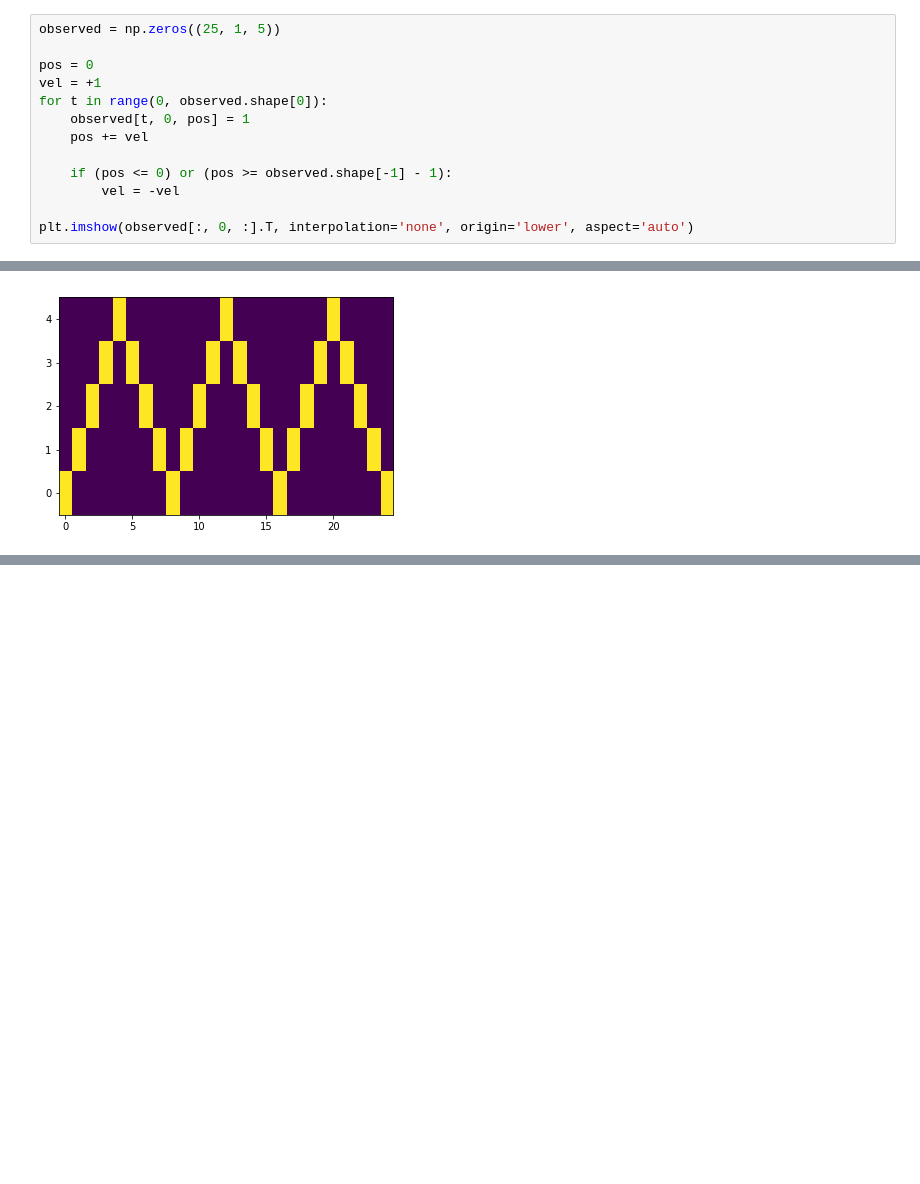
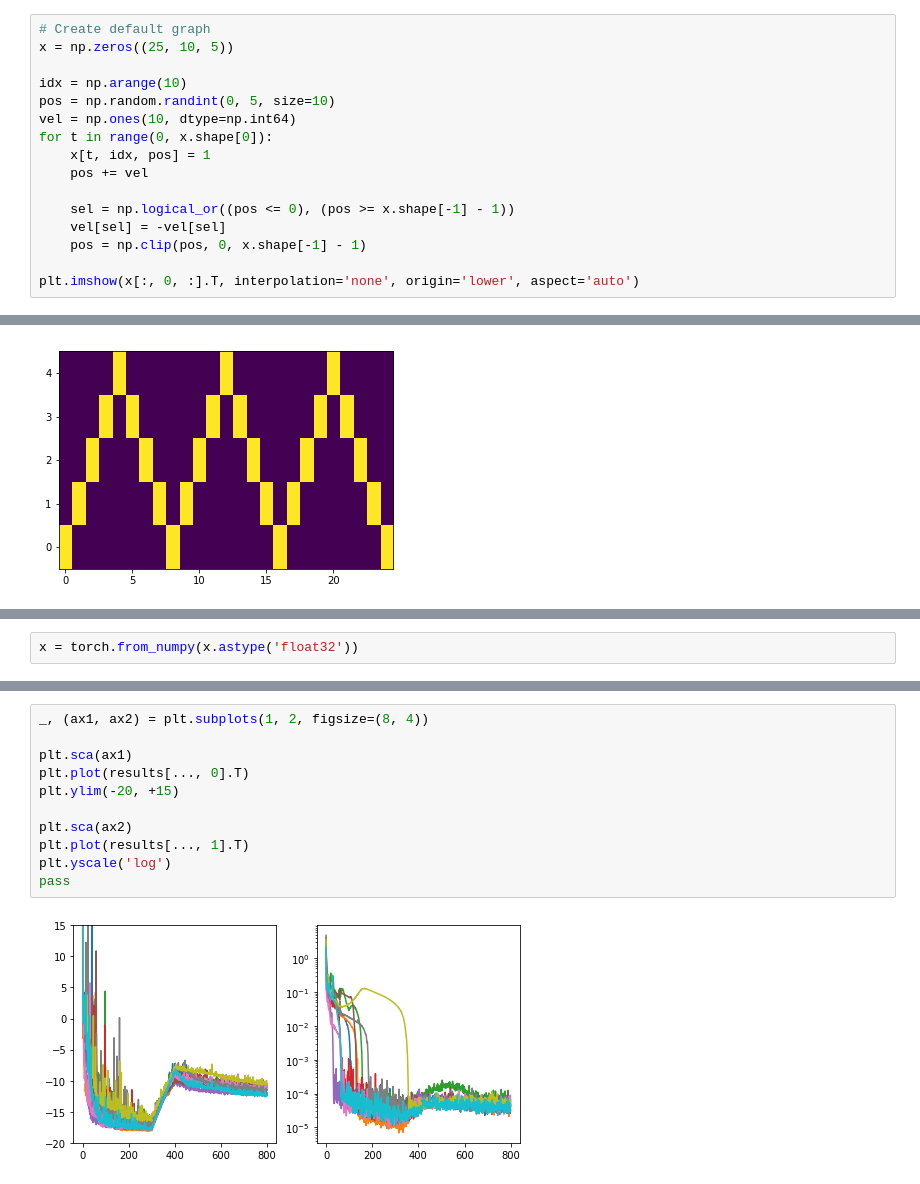
Before and after one commit to chmp/misc-exp, a Jupyter notebook: BuildingBlocks/TimeSeries.ipynb, the cells around one changed output, grey strips where cells are left out. Cells and saved outputs as stored; diff of their text form; blank space fills up the shorter version.

```diff
--- a/BuildingBlocks/TimeSeries.ipynb
+++ b/BuildingBlocks/TimeSeries.ipynb
@@ -6,16 +243,19 @@ import tensorflow as tf
 # %%
-observed = np.zeros((25, 1, 5))
+# Create default graph
+x = np.zeros((25, 10, 5))
 
-pos = 0
-vel = +1
-for t in range(0, observed.shape[0]):
-    observed[t, 0, pos] = 1
+idx = np.arange(10)
+pos = np.random.randint(0, 5, size=10)
+vel = np.ones(10, dtype=np.int64)
+for t in range(0, x.shape[0]):
+    x[t, idx, pos] = 1
     pos += vel
 
-    if (pos <= 0) or (pos >= observed.shape[-1] - 1):
-        vel = -vel
+    sel = np.logical_or((pos <= 0), (pos >= x.shape[-1] - 1))
+    vel[sel] = -vel[sel]
+    pos = np.clip(pos, 0, x.shape[-1] - 1)
 
-plt.imshow(observed[:, 0, :].T, interpolation='none', origin='lower', aspect='auto')
+plt.imshow(x[:, 0, :].T, interpolation='none', origin='lower', aspect='auto')
 # %% [output]
 <matplotlib.image.AxesImage at 0x...>
 [figure]
@@ -91,0 +262,2 @@ px_ = tf.distributions.Normal(px_loc_, px_scale_)
+# %%
+x = torch.from_numpy(x.astype('float32'))
@@ -91,0 +404,13 @@ px_ = tf.distributions.Normal(px_loc_, px_scale_)
+# %%
+_, (ax1, ax2) = plt.subplots(1, 2, figsize=(8, 4))
+
+plt.sca(ax1)
+plt.plot(results[..., 0].T)
+plt.ylim(-20, +15)
+
+plt.sca(ax2)
+plt.plot(results[..., 1].T)
+plt.yscale('log')
+pass
+# %% [output]
+[figure, added]
```
Also changed, not shown: parts of 28 cells of this notebook.
